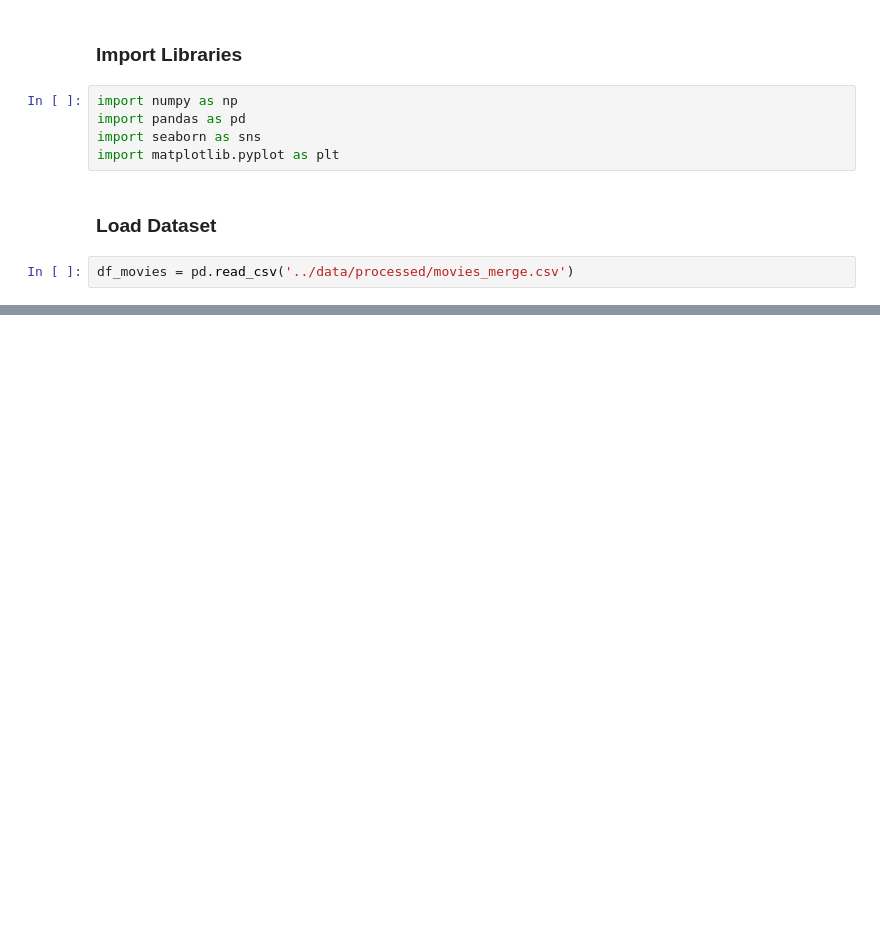
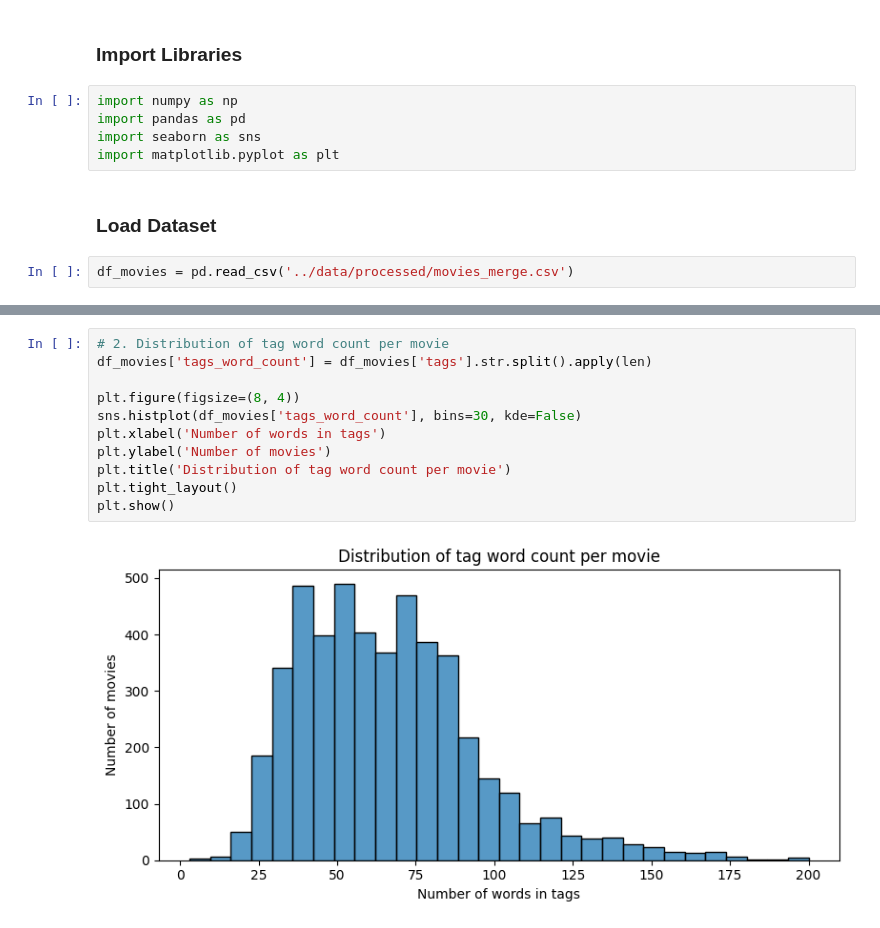
Before and after one commit to FarzanehValaee/AI-FinalProject-Mindminer, a Jupyter notebook: notebooks/EDA.ipynb, the cells around one changed output, grey strips where cells are left out. Cells and saved outputs as stored; diff of their text form; blank space fills up the shorter version.

```diff
--- a/notebooks/EDA.ipynb
+++ b/notebooks/EDA.ipynb
@@ -38,0 +33,13 @@ Duplicate rows based on ['movie_id', 'title', 'overview', 'genres', 'keywords',
+# %%
+# 2. Distribution of tag word count per movie
+df_movies['tags_word_count'] = df_movies['tags'].str.split().apply(len)
+
+plt.figure(figsize=(8, 4))
+sns.histplot(df_movies['tags_word_count'], bins=30, kde=False)
+plt.xlabel('Number of words in tags')
+plt.ylabel('Number of movies')
+plt.title('Distribution of tag word count per movie')
+plt.tight_layout()
+plt.show()
+# %% [output]
+[figure, added]
```
Also changed, not shown: parts of 13 cells of this notebook.
